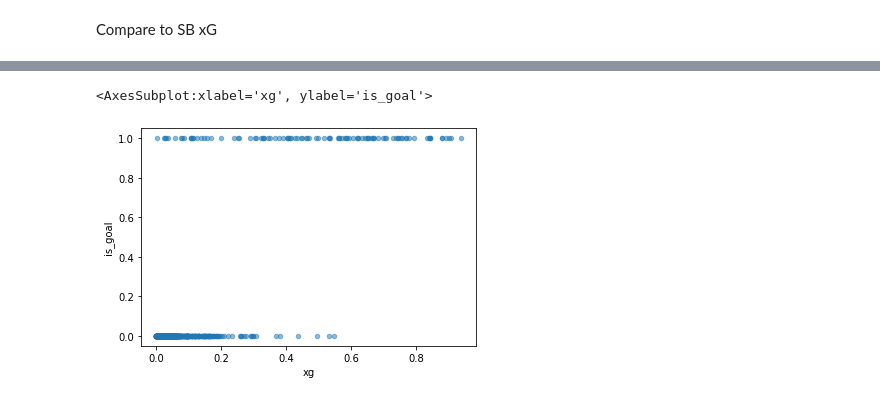
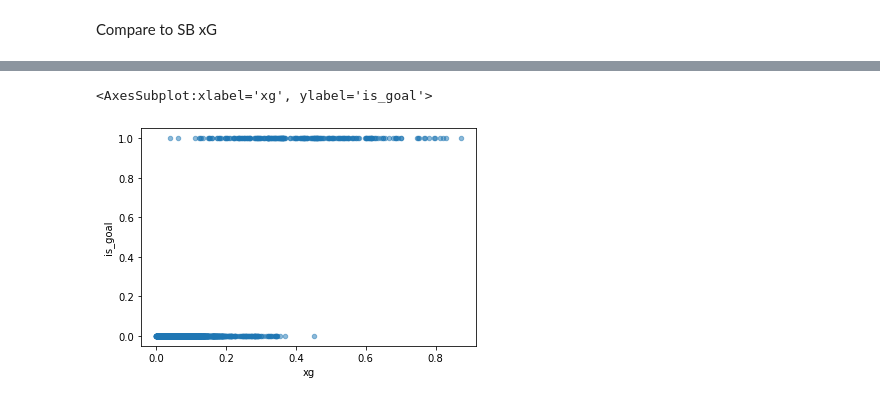
Before and after one commit to Torvaney/image-xg, a Jupyter notebook: notebooks/prototyping-model-fit.ipynb, the cells around one changed output, grey strips where cells are left out. Saved outputs shown, nothing was run; the diff lists cells and outputs as text; code cells hidden in the pictures.

```diff
--- a/notebooks/prototyping-model-fit.ipynb
+++ b/notebooks/prototyping-model-fit.ipynb
@@ -29,4 +30,4 @@ SuggestedLRs(lr_min=0.010000000149011612, lr_steep=7.585775847473997e-07)
 # %%
-learn.fit_one_cycle(3, slice(1e-7, 1e-2))
+learn.fit_one_cycle(5, slice(1e-6, 1e-2))
 # %% [output]
 | epoch | train_loss | valid_loss | error_rate | accuracy | time |
@@ -44,4 +47,4 @@ SuggestedLRs(lr_min=6.309573450380412e-08, lr_steep=1.0964781722577754e-06)
 # %%
-learn.fit_one_cycle(3, slice(1e-6, 1e-4))
+learn.fit_one_cycle(5, slice(1e-6, 1e-5))
 # %% [output]
 | epoch | train_loss | valid_loss | error_rate | accuracy | time |
@@ -58,7 +63,8 @@ First, let's go through predicting a single image...
 import PIL
 
 # Load an image from the test data
-example_img_path = (img_dir/'test'/'goal').ls()[0]
+test_img_dir = img_dir/'test'  # Path('../data/processed/temp/test')
+example_img_path = (test_img_dir/'no-goal').ls()[1]
 example_img = PILImage.create(example_img_path)
 
 display(example_img.to_thumb(256, 256))
@@ -114,7 +120,7 @@ def process_test_shot(filepath):
     }
 
 
-test_shots = (img_dir/'test'/'goal').ls() + (img_dir/'test'/'no-goal').ls()
+test_shots = (test_img_dir/'goal').ls() + (test_img_dir/'no-goal').ls()
 shots_predicted = [process_test_shot(s) for s in test_shots]
 # %% [output]
 [interactive output not drawn]
@@ -328,5 +354,7 @@ Diff:  0.24
 # %%
-predictions.assign(is_goal=lambda df: df['is_goal'].astype(int)).plot(x='xg', y='is_goal', kind='scatter', alpha=0.5)
+predictions.assign(
+    is_goal=lambda df: df['is_goal'].astype(int)
+).plot(x='xg', y='is_goal', kind='scatter', alpha=0.5)
 # %% [output]
 <AxesSubplot:xlabel='xg', ylabel='is_goal'>
-[figure, old version]
+[figure, new version]
```
Also changed, not shown: parts of 22 cells of this notebook.
